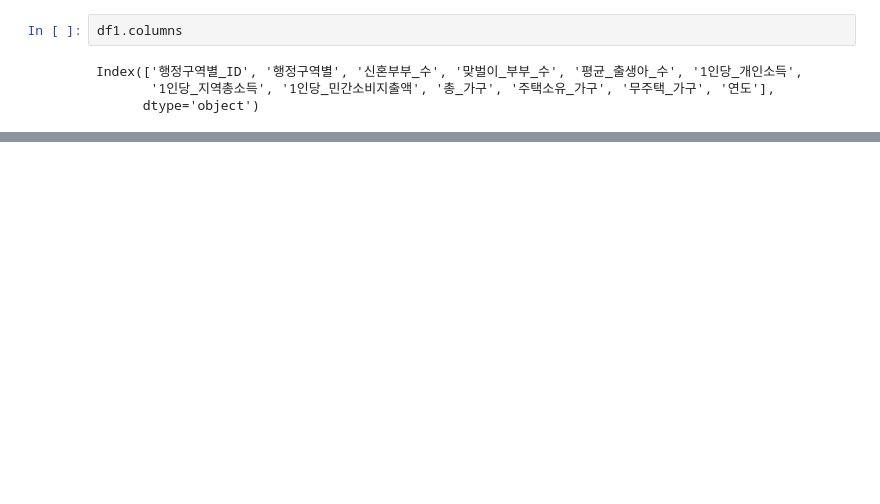
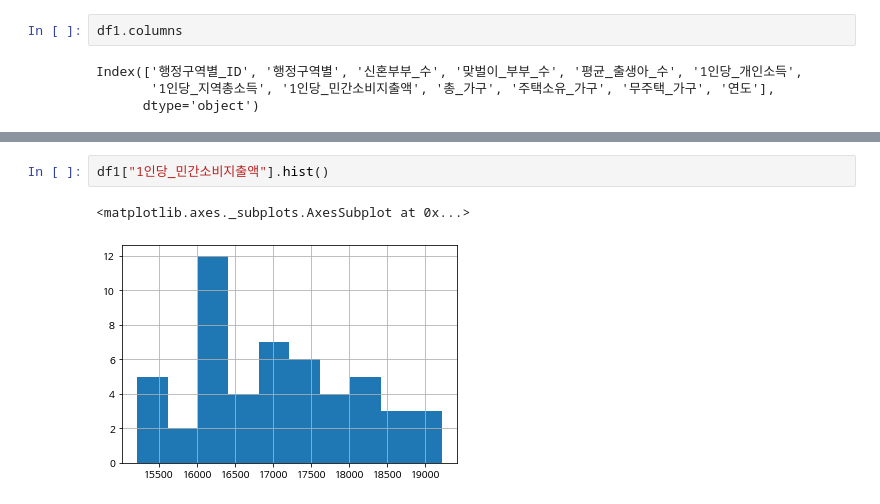
Before and after one commit to SohyunKimmm/SohyunKimmm, a Jupyter notebook: 230110_조별실습.ipynb, the cells around one changed output, grey strips where cells are left out. Cells and saved outputs as stored; diff of their text form; blank space fills up the shorter version.

```diff
--- a/230110_조별실습.ipynb
+++ b/230110_조별실습.ipynb
@@ -150,0 +186,5 @@ score[score["support"] == True]
+# %%
+df1["1인당_민간소비지출액"].hist()
+# %% [output]
+<matplotlib.axes._subplots.AxesSubplot at 0x...>
+[figure, added]
```
Also changed, not shown: parts of 25 cells of this notebook.
